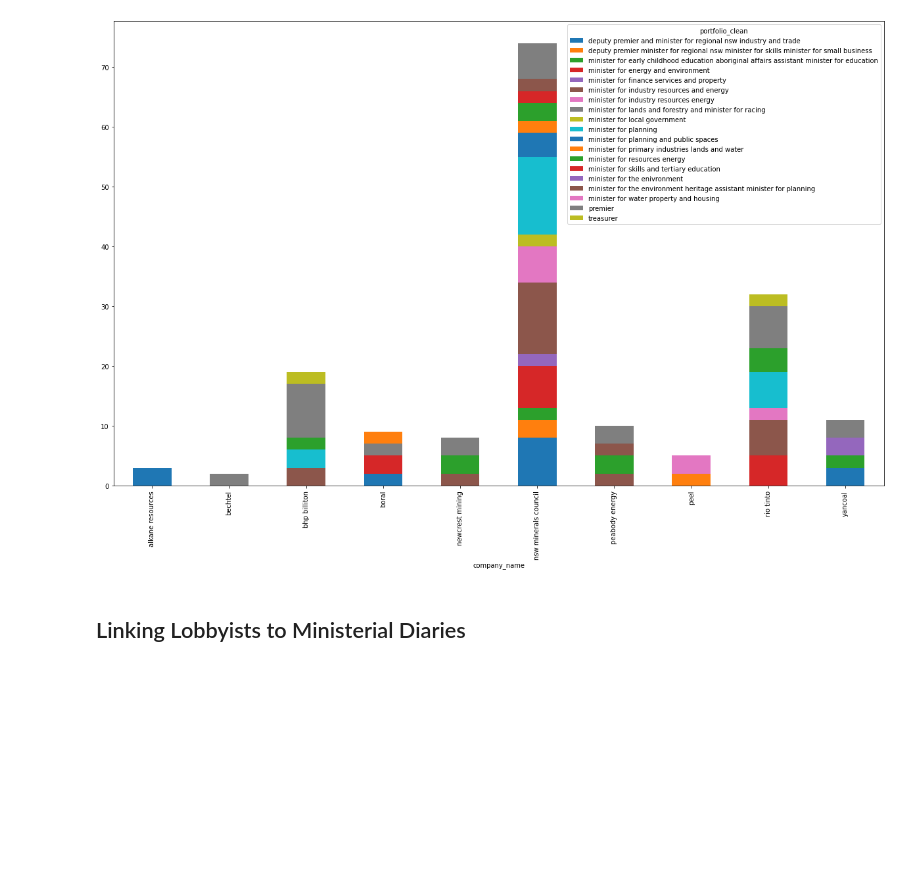
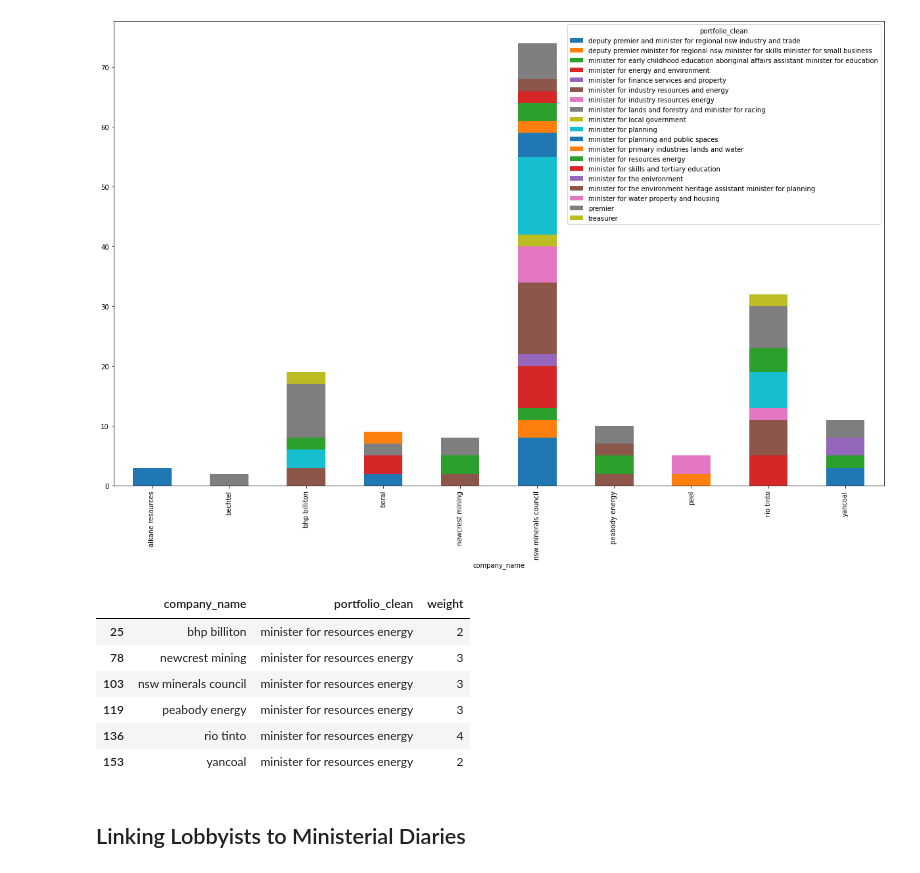
Before and after one commit to sjeruto/ARDC-Project, a Jupyter notebook: notebooks/mg_workbook.ipynb, the cells around one changed output. Saved outputs shown, nothing was run; the diff lists cells and outputs as text; code cells hidden in the pictures; blank space fills up the shorter version.

```diff
--- a/notebooks/mg_workbook.ipynb
+++ b/notebooks/mg_workbook.ipynb
@@ -297,6 +297,19 @@ pd.pivot_table(m_df, columns=['portfolio_clean'], values='weight', index='compan
 # %% [output]
 <AxesSubplot:xlabel='company_name'>
 [figure]
+# %%
+m_df[m_df['portfolio_clean'].str.startswith('minister for resources')]
+#minister for industry resources and energy
+#minister for industry resources energy
+#minister for resources energy
+# %% [output]
+|  | company_name | portfolio_clean | weight |
+| 25 | bhp billiton | minister for resources energy | 2 |
+| 78 | newcrest mining | minister for resources energy | 3 |
+| 103 | nsw minerals council | minister for resources energy | 3 |
+| 119 | peabody energy | minister for resources energy | 3 |
+| 136 | rio tinto | minister for resources energy | 4 |
+| 153 | yancoal | minister for resources energy | 2 |
 # %% [markdown]
 ## Linking Lobbyists to Ministerial Diaries
 # %%
```
Also changed, not shown: parts of 1 cell of this notebook, 1 other file.
